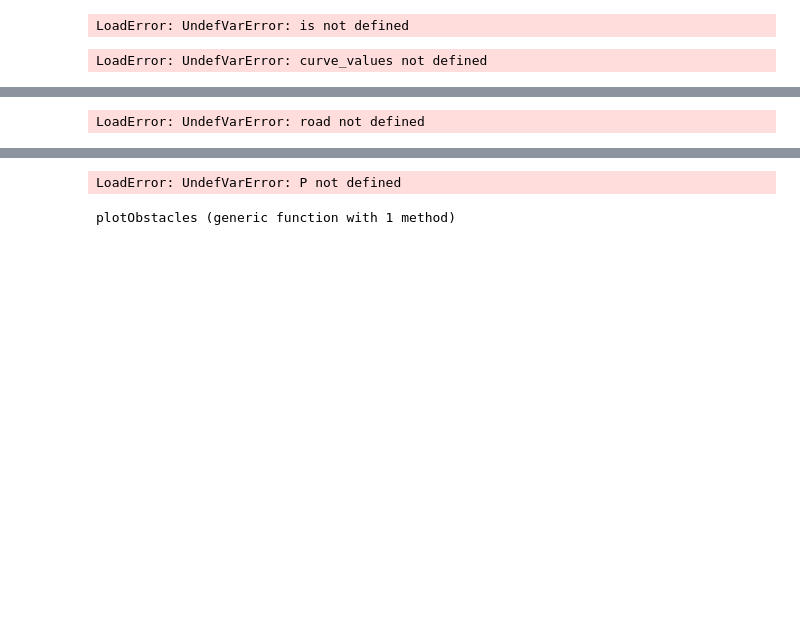
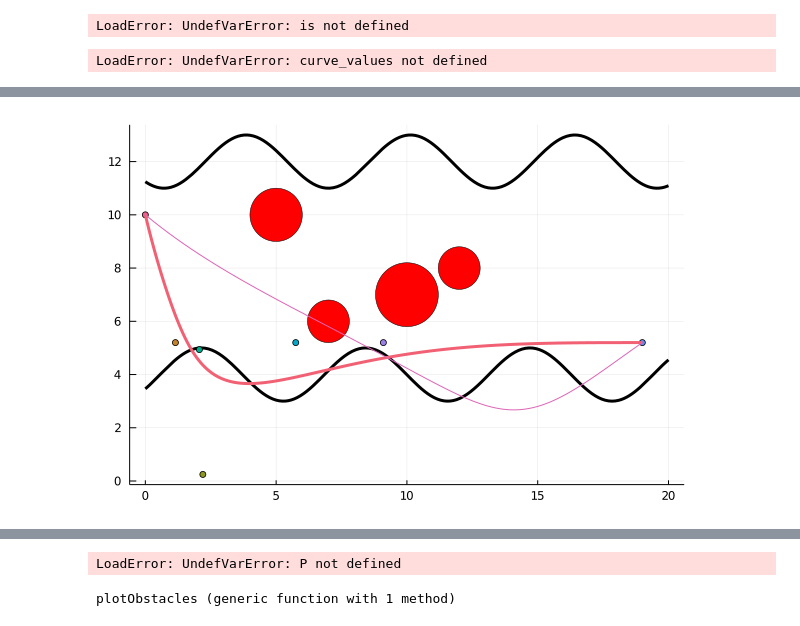
Before and after one commit to barrett370/Y4-Diss, a Jupyter notebook: code/classical/julia/Untitled1.ipynb, the cells around one changed output, grey strips where cells are left out. Saved outputs shown, nothing was run; the diff lists cells and outputs as text; code cells hidden in the pictures; blank space fills up the shorter version.

```diff
--- a/code/classical/julia/Untitled1.ipynb
+++ b/code/classical/julia/Untitled1.ipynb
@@ -96,7 +94,7 @@ LoadError: UndefVarError: start_point not defined
 # %%
-plotGeneration!(draw_road(road,0,20),P[1:4],road)
+plotGeneration!(draw_road(road,0,20),P[4:5],road)
 
 # map(i->isFeasible(road,i),P)
 # %% [output]
-LoadError: UndefVarError: road not defined
+[figure, added]
 # %%
```
Also changed, not shown: parts of 6 cells of this notebook, 3 other files.
